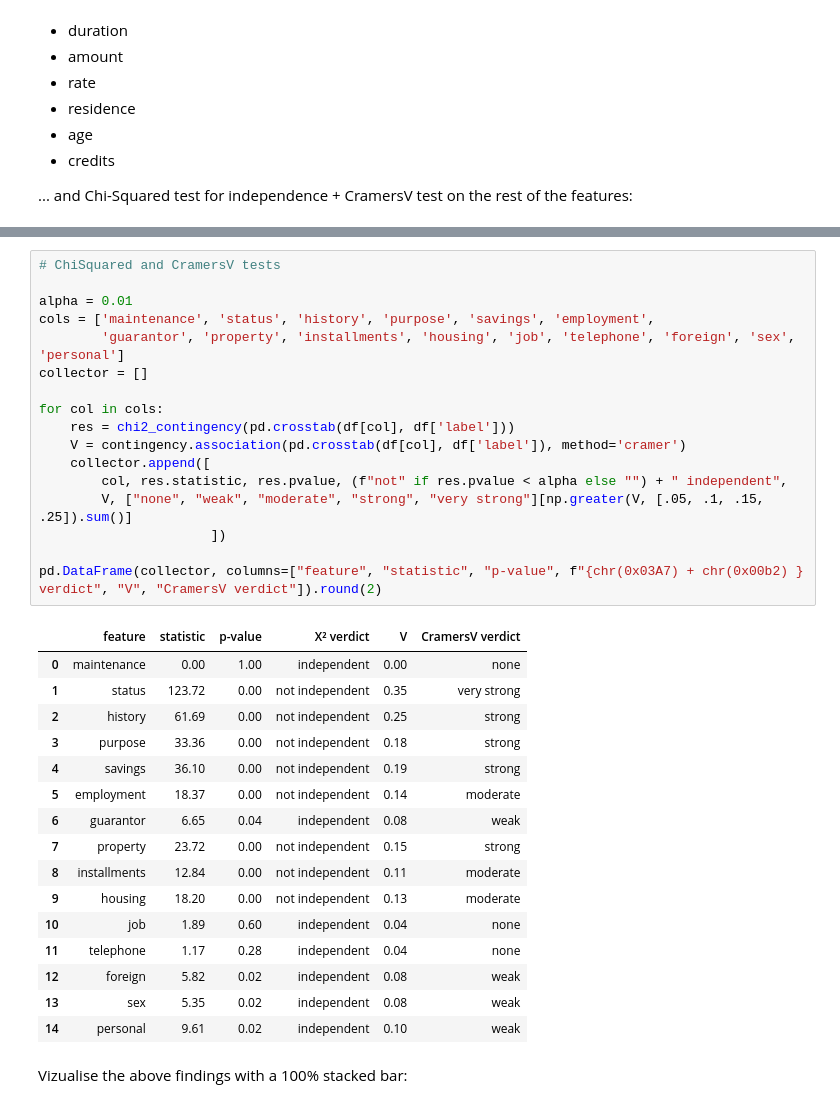
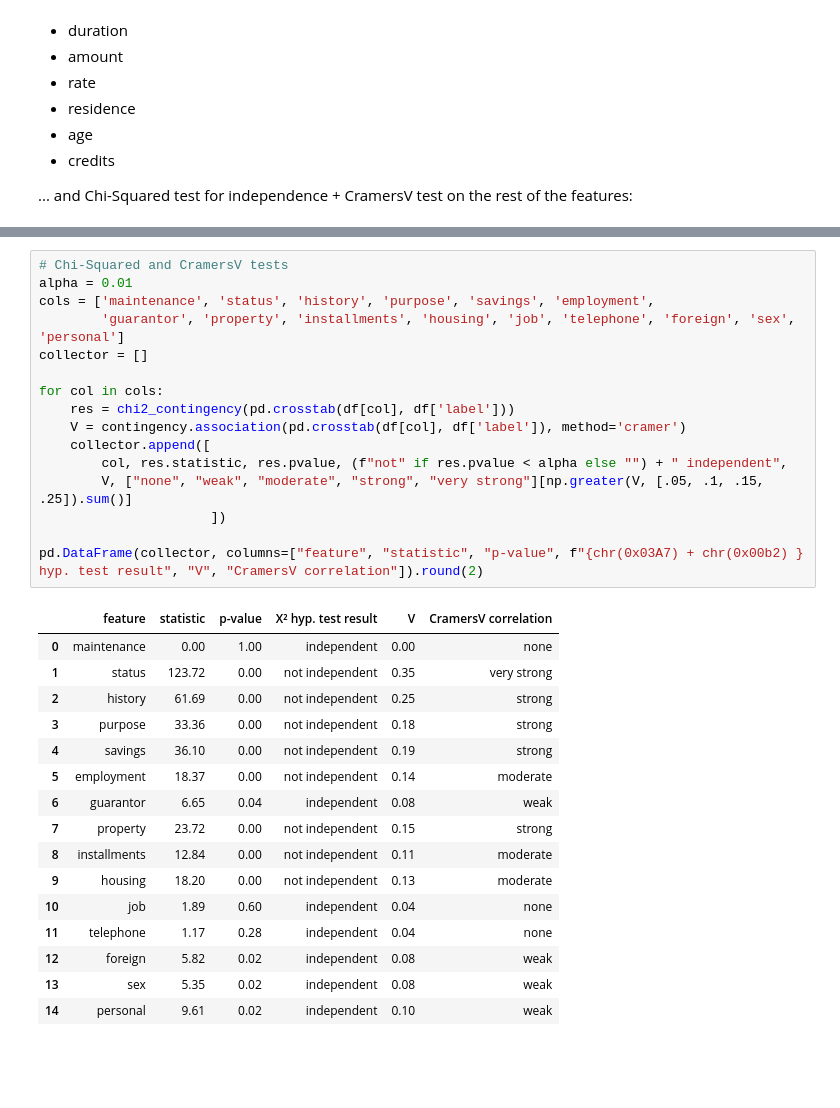
Before and after one commit to leztien/portfolio-project-classification-for-german-credit-database, a Jupyter notebook: exploratory_data_analysis.ipynb, the cells around one changed output, grey strips where cells are left out. Drawn from its saved outputs; the diff is of its cells as text; blank space fills up the shorter version.

```diff
--- a/exploratory_data_analysis.ipynb
+++ b/exploratory_data_analysis.ipynb
@@ -892,24 +849,23 @@ pd.DataFrame(collector, columns=["feature", "H-statistic", "p-value", "verdict"]
 | 4 | age | 12.57 | 0.00 | not independent |
 | 5 | credits | 2.24 | 0.13 | independent |
 # %%
-# ChiSquared and CramersV tests
-
+# Chi-Squared and CramersV tests
 alpha = 0.01
 cols = ['maintenance', 'status', 'history', 'purpose', 'savings', 'employment',
         'guarantor', 'property', 'installments', 'housing', 'job', 'telephone', 'foreign', 'sex', 'personal']
 collector = []
 
 for col in cols:
     res = chi2_contingency(pd.crosstab(df[col], df['label']))
     V = contingency.association(pd.crosstab(df[col], df['label']), method='cramer')
     collector.append([
         col, res.statistic, res.pvalue, (f"not" if res.pvalue < alpha else "") + " independent",
         V, ["none", "weak", "moderate", "strong", "very strong"][np.greater(V, [.05, .1, .15, .25]).sum()]
                       ])
 
-pd.DataFrame(collector, columns=["feature", "statistic", "p-value", f"{chr(0x03A7) + chr(0x00b2) } verdict", "V", "CramersV verdict"]).round(2)
+pd.DataFrame(collector, columns=["feature", "statistic", "p-value", f"{chr(0x03A7) + chr(0x00b2) } hyp. test result", "V", "CramersV correlation"]).round(2)
 # %% [output]
-|  | feature | statistic | p-value | Χ² verdict | V | CramersV verdict |
+|  | feature | statistic | p-value | Χ² hyp. test result | V | CramersV correlation |
 | 0 | maintenance | 0.00 | 1.00 | independent | 0.00 | none |
 | 1 | status | 123.72 | 0.00 | not independent | 0.35 | very strong |
 | 2 | history | 61.69 | 0.00 | not independent | 0.25 | strong |
@@ -925,5 +881,3 @@ pd.DataFrame(collector, columns=["feature", "statistic", "p-value", f"{chr(0x03A
 | 12 | foreign | 5.82 | 0.02 | independent | 0.08 | weak |
 | 13 | sex | 5.35 | 0.02 | independent | 0.08 | weak |
 | 14 | personal | 9.61 | 0.02 | independent | 0.10 | weak |
-# %% [markdown]
-Vizualise the above findings with a 100% stacked bar:
```
Also changed, not shown: parts of 34 cells of this notebook, 3 other files.
